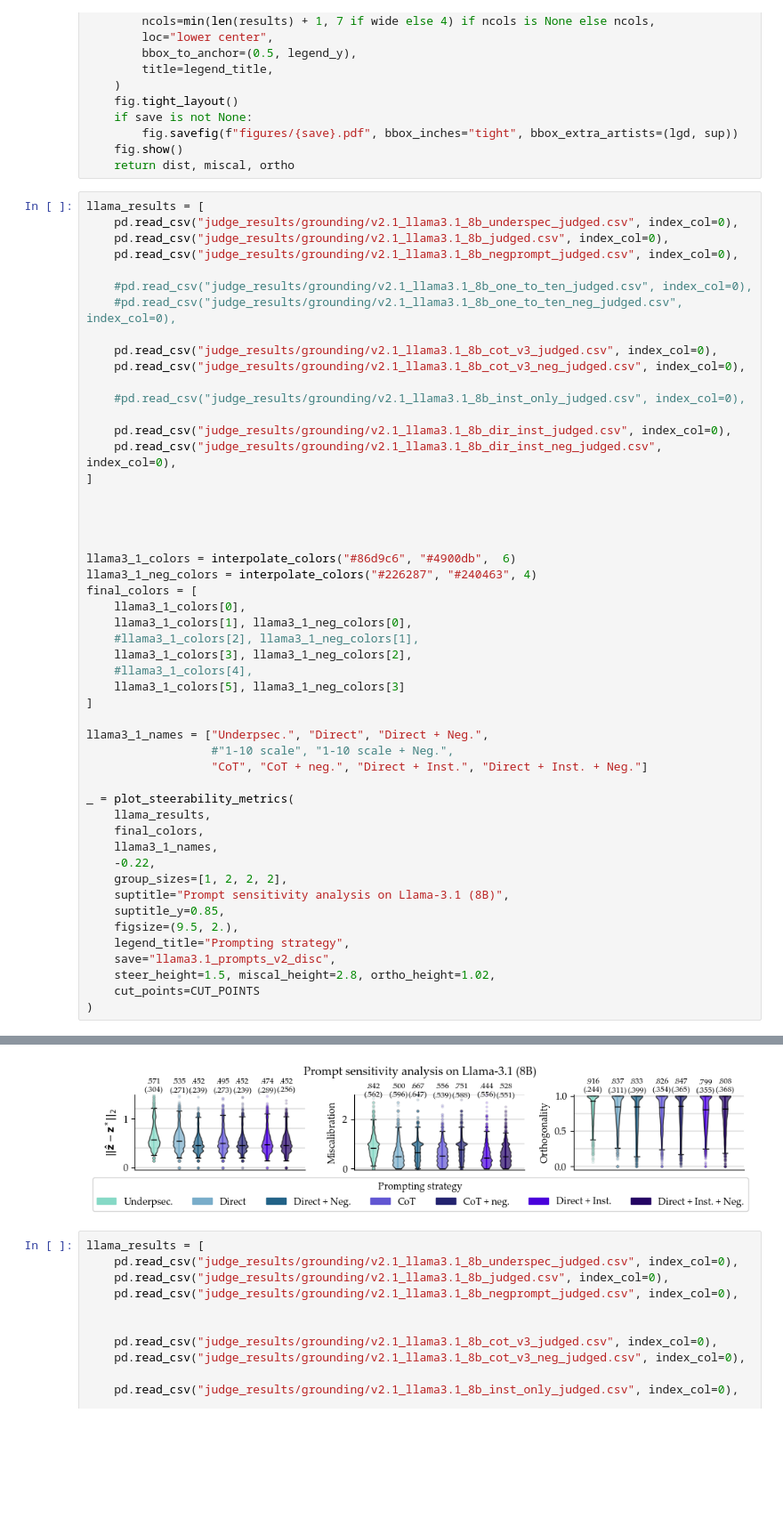
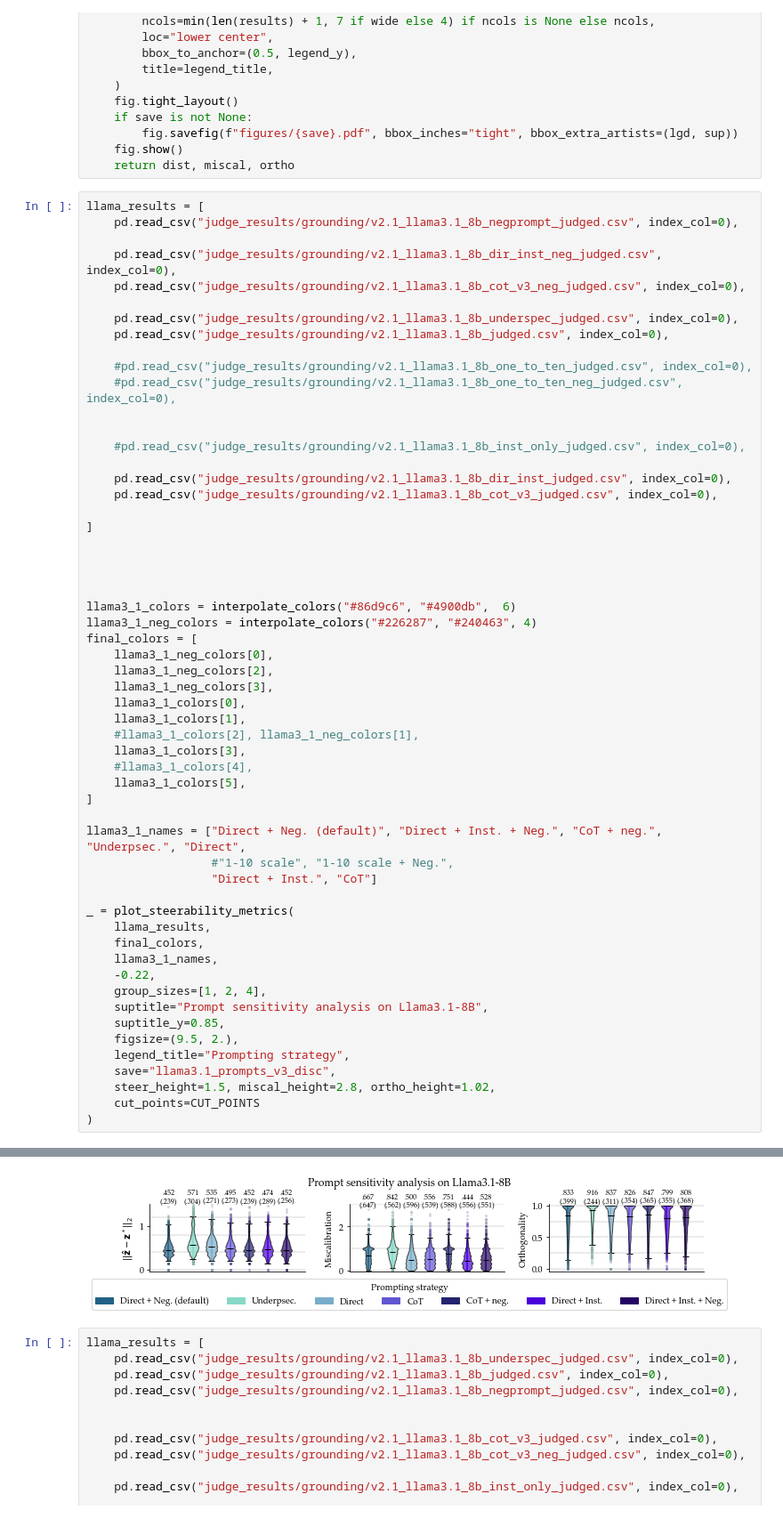
Before and after one commit to tchang1997/steerability, a Jupyter notebook: src/steerability/create_steerability_plots.ipynb, the cells around one changed output, grey strips where cells are left out. Shown at 89% size. Saved outputs shown, nothing was run; the diff lists cells and outputs as text; blank space fills up the shorter version.

Commit message:
update plots

```diff
--- a/src/steerability/create_steerability_plots.ipynb
+++ b/src/steerability/create_steerability_plots.ipynb
@@ -362,20 +362,23 @@ def plot_steerability_metrics(results, colors, names,
     return dist, miscal, ortho
 # %%
 llama_results = [
+    pd.read_csv("judge_results/grounding/v2.1_llama3.1_8b_negprompt_judged.csv", index_col=0),
+
+    pd.read_csv("judge_results/grounding/v2.1_llama3.1_8b_dir_inst_neg_judged.csv", index_col=0),
+    pd.read_csv("judge_results/grounding/v2.1_llama3.1_8b_cot_v3_neg_judged.csv", index_col=0),
+
     pd.read_csv("judge_results/grounding/v2.1_llama3.1_8b_underspec_judged.csv", index_col=0),
     pd.read_csv("judge_results/grounding/v2.1_llama3.1_8b_judged.csv", index_col=0),
-    pd.read_csv("judge_results/grounding/v2.1_llama3.1_8b_negprompt_judged.csv", index_col=0),
 
     #pd.read_csv("judge_results/grounding/v2.1_llama3.1_8b_one_to_ten_judged.csv", index_col=0),
     #pd.read_csv("judge_results/grounding/v2.1_llama3.1_8b_one_to_ten_neg_judged.csv", index_col=0),
 
-    pd.read_csv("judge_results/grounding/v2.1_llama3.1_8b_cot_v3_judged.csv", index_col=0),
-    pd.read_csv("judge_results/grounding/v2.1_llama3.1_8b_cot_v3_neg_judged.csv", index_col=0),
 
     #pd.read_csv("judge_results/grounding/v2.1_llama3.1_8b_inst_only_judged.csv", index_col=0),
 
     pd.read_csv("judge_results/grounding/v2.1_llama3.1_8b_dir_inst_judged.csv", index_col=0),
-    pd.read_csv("judge_results/grounding/v2.1_llama3.1_8b_dir_inst_neg_judged.csv", index_col=0),
+    pd.read_csv("judge_results/grounding/v2.1_llama3.1_8b_cot_v3_judged.csv", index_col=0),
+
 ]
 
 
@@ -384,29 +387,32 @@ llama_results = [
 llama3_1_colors = interpolate_colors("#86d9c6", "#4900db",  6)
 llama3_1_neg_colors = interpolate_colors("#226287", "#240463", 4)
 final_colors = [
+    llama3_1_neg_colors[0],
+    llama3_1_neg_colors[2],
+    llama3_1_neg_colors[3],
     llama3_1_colors[0],
-    llama3_1_colors[1], llama3_1_neg_colors[0],
+    llama3_1_colors[1],
     #llama3_1_colors[2], llama3_1_neg_colors[1],
-    llama3_1_colors[3], llama3_1_neg_colors[2],
+    llama3_1_colors[3],
     #llama3_1_colors[4],
-    llama3_1_colors[5], llama3_1_neg_colors[3]
+    llama3_1_colors[5],
 ]
 
-llama3_1_names = ["Underpsec.", "Direct", "Direct + Neg.",
+llama3_1_names = ["Direct + Neg. (default)", "Direct + Inst. + Neg.", "CoT + neg.", "Underpsec.", "Direct",
                   #"1-10 scale", "1-10 scale + Neg.",
-                  "CoT", "CoT + neg.", "Direct + Inst.", "Direct + Inst. + Neg."]
+                  "Direct + Inst.", "CoT"]
 
 _ = plot_steerability_metrics(
     llama_results,
     final_colors,
     llama3_1_names,
     -0.22,
-    group_sizes=[1, 2, 2, 2],
-    suptitle="Prompt sensitivity analysis on Llama-3.1 (8B)",
+    group_sizes=[1, 2, 4],
+    suptitle="Prompt sensitivity analysis on Llama3.1-8B",
     suptitle_y=0.85,
     figsize=(9.5, 2.),
     legend_title="Prompting strategy",
-    save="llama3.1_prompts_v2_disc",
+    save="llama3.1_prompts_v3_disc",
     steer_height=1.5, miscal_height=2.8, ortho_height=1.02,
     cut_points=CUT_POINTS
 )
@@ -417,8 +423,8 @@ _ = plot_steerability_metrics(
 2048/2048 rewrites passed groudnedness check | 2 flagged | 2 overruled
 2048/2048 rewrites passed groudnedness check | 2 flagged | 2 overruled
 2047/2048 rewrites passed groudnedness check | 5 flagged | 4 overruled
 2048/2048 rewrites passed groudnedness check | 4 flagged | 4 overruled
-[figure, old version]
+[figure, new version]
 # %%
 llama_results = [
     pd.read_csv("judge_results/grounding/v2.1_llama3.1_8b_underspec_judged.csv", index_col=0),
```
Also changed, not shown: parts of 6 cells of this notebook.
